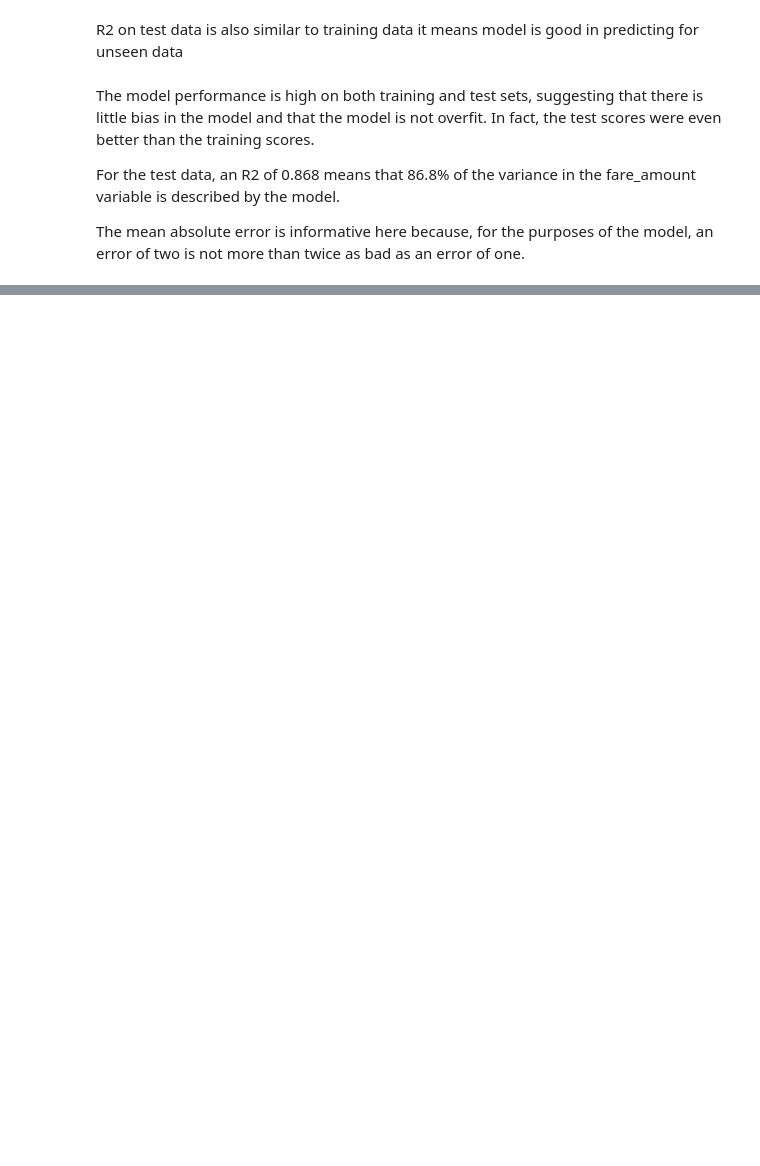
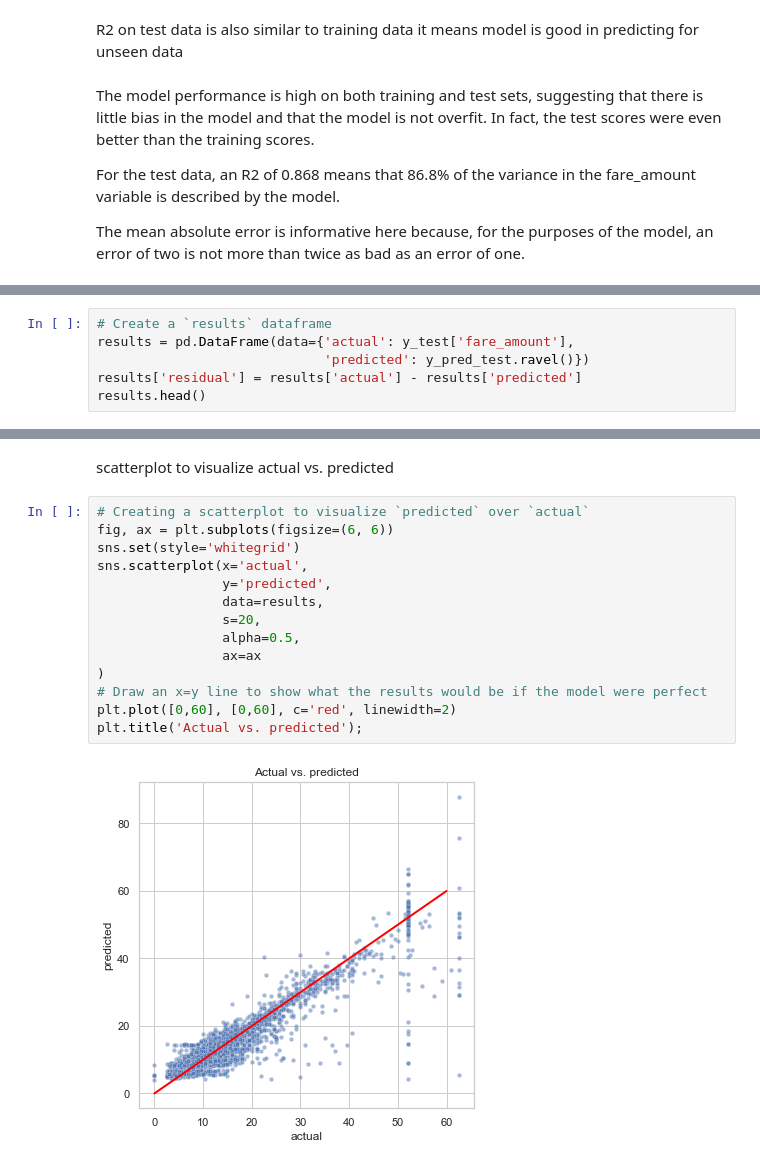
Before and after one commit to Rajnandanigithub/Regression_Analysis, a Jupyter notebook: New_york_Taxi_Fare_prediction.ipynb, the cells around one changed output, grey strips where cells are left out. Cells and saved outputs as stored; diff of their text form; blank space fills up the shorter version.

```diff
--- a/New_york_Taxi_Fare_prediction.ipynb
+++ b/New_york_Taxi_Fare_prediction.ipynb
@@ -692,0 +695,6 @@ The mean absolute error is informative here because, for the purposes of the mod
+# %%
+# Create a `results` dataframe
+results = pd.DataFrame(data={'actual': y_test['fare_amount'],
+                             'predicted': y_pred_test.ravel()})
+results['residual'] = results['actual'] - results['predicted']
+results.head()
@@ -692,0 +708,18 @@ The mean absolute error is informative here because, for the purposes of the mod
+# %% [markdown]
+scatterplot to visualize actual vs. predicted
+# %%
+# Creating a scatterplot to visualize `predicted` over `actual`
+fig, ax = plt.subplots(figsize=(6, 6))
+sns.set(style='whitegrid')
+sns.scatterplot(x='actual',
+                y='predicted',
+                data=results,
+                s=20,
+                alpha=0.5,
+                ax=ax
+)
+# Draw an x=y line to show what the results would be if the model were perfect
+plt.plot([0,60], [0,60], c='red', linewidth=2)
+plt.title('Actual vs. predicted');
+# %% [output]
+[figure, added]
```
Also changed, not shown: parts of 27 cells of this notebook.
